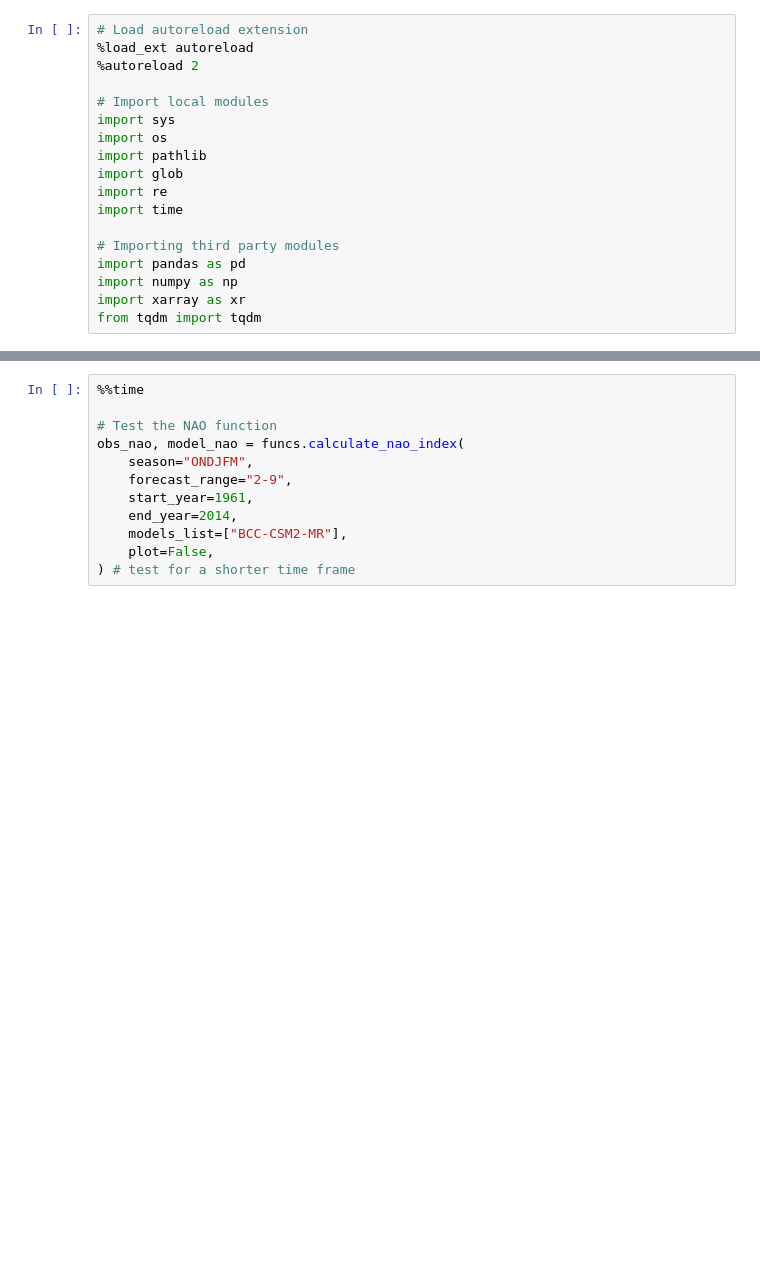
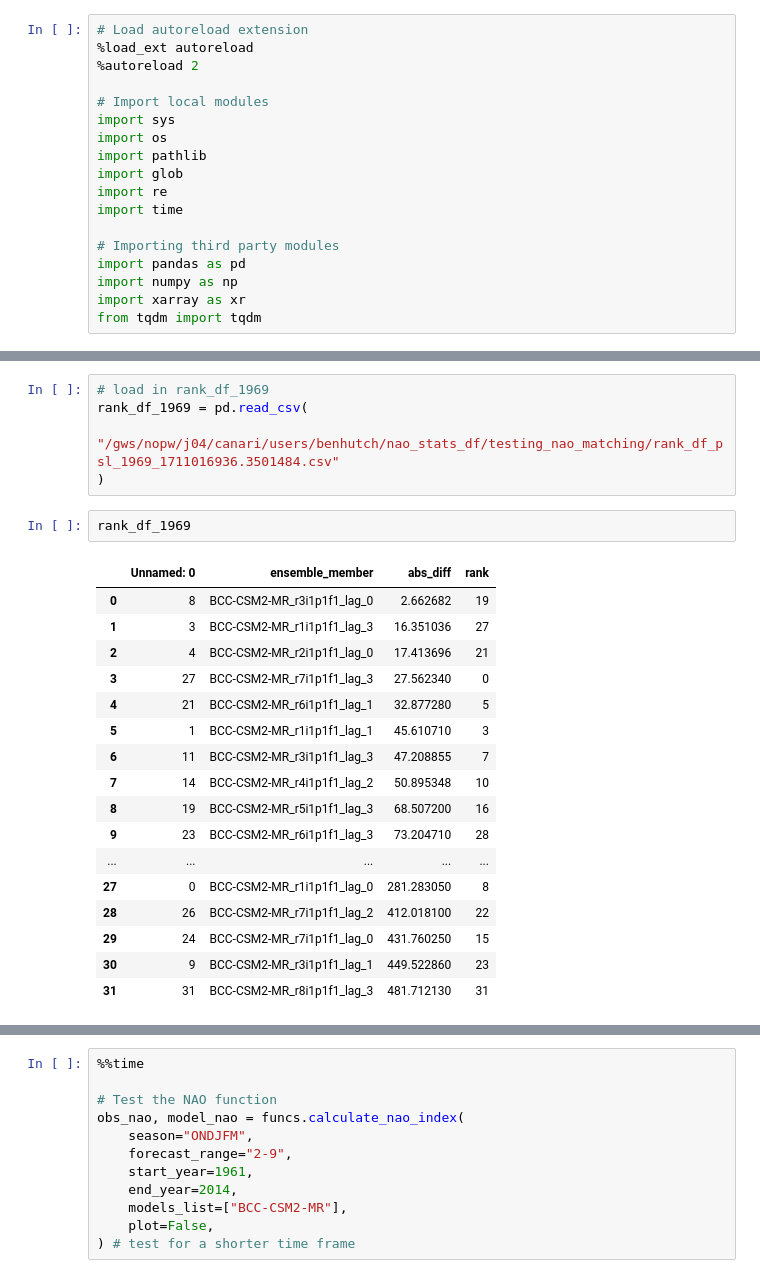
Before and after one commit to benhutchmet/lagging-NAO-test-suite, a Jupyter notebook: testing/testing-nao-matching.ipynb, the cells around one changed output, grey strips where cells are left out. Saved outputs shown, nothing was run; the diff lists cells and outputs as text; blank space fills up the shorter version.

Commit message:
updated for testing

```diff
--- a/testing/testing-nao-matching.ipynb
+++ b/testing/testing-nao-matching.ipynb
@@ -26,0 +54,25 @@ import alternate_lag_functions as funcs
+# %%
+# load in rank_df_1969
+rank_df_1969 = pd.read_csv(
+    "/gws/nopw/j04/canari/users/benhutch/nao_stats_df/testing_nao_matching/rank_df_psl_1969_1711016936.3501484.csv"
+)
+# %%
+rank_df_1969
+# %% [output]
+|  | Unnamed: 0 | ensemble_member | abs_diff | rank |
+| 0 | 8 | BCC-CSM2-MR_r3i1p1f1_lag_0 | 2.662682 | 19 |
+| 1 | 3 | BCC-CSM2-MR_r1i1p1f1_lag_3 | 16.351036 | 27 |
+| 2 | 4 | BCC-CSM2-MR_r2i1p1f1_lag_0 | 17.413696 | 21 |
+| 3 | 27 | BCC-CSM2-MR_r7i1p1f1_lag_3 | 27.562340 | 0 |
+| 4 | 21 | BCC-CSM2-MR_r6i1p1f1_lag_1 | 32.877280 | 5 |
+| 5 | 1 | BCC-CSM2-MR_r1i1p1f1_lag_1 | 45.610710 | 3 |
+| 6 | 11 | BCC-CSM2-MR_r3i1p1f1_lag_3 | 47.208855 | 7 |
+| 7 | 14 | BCC-CSM2-MR_r4i1p1f1_lag_2 | 50.895348 | 10 |
+| 8 | 19 | BCC-CSM2-MR_r5i1p1f1_lag_3 | 68.507200 | 16 |
+| 9 | 23 | BCC-CSM2-MR_r6i1p1f1_lag_3 | 73.204710 | 28 |
+| ... | ... | ... | ... | ... |
+| 27 | 0 | BCC-CSM2-MR_r1i1p1f1_lag_0 | 281.283050 | 8 |
+| 28 | 26 | BCC-CSM2-MR_r7i1p1f1_lag_2 | 412.018100 | 22 |
+| 29 | 24 | BCC-CSM2-MR_r7i1p1f1_lag_0 | 431.760250 | 15 |
+| 30 | 9 | BCC-CSM2-MR_r3i1p1f1_lag_1 | 449.522860 | 23 |
+| 31 | 31 | BCC-CSM2-MR_r8i1p1f1_lag_3 | 481.712130 | 31 |
```
Also changed, not shown: parts of 19 cells of this notebook, 1 other file.
